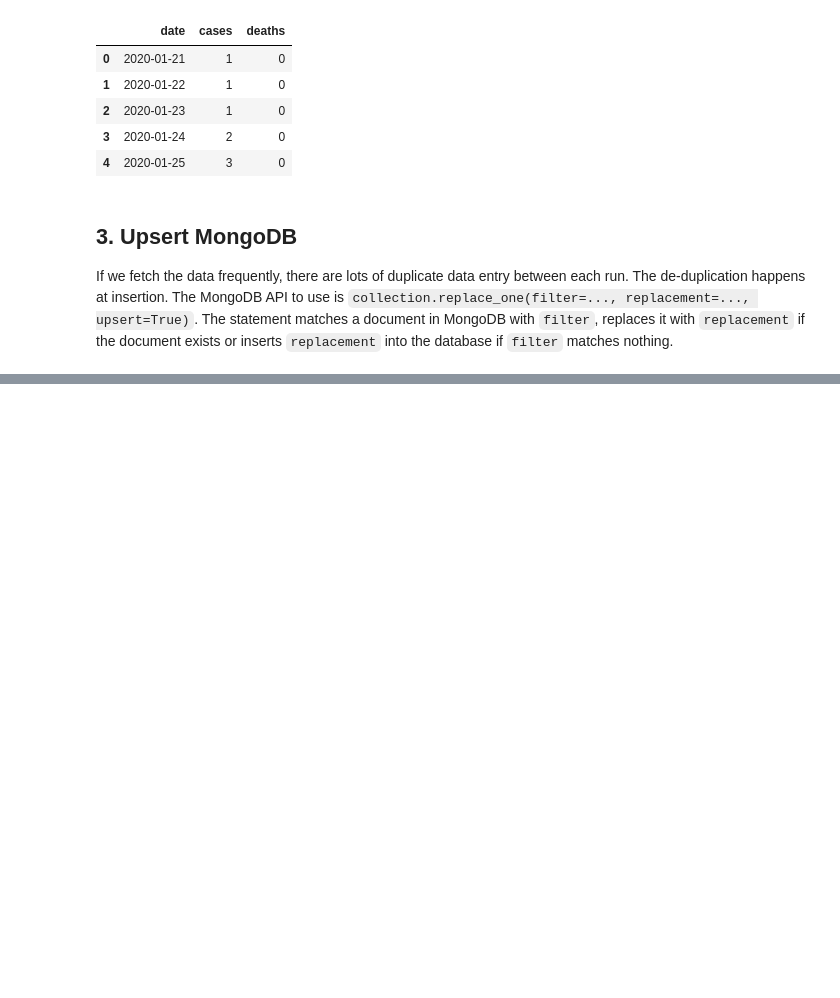
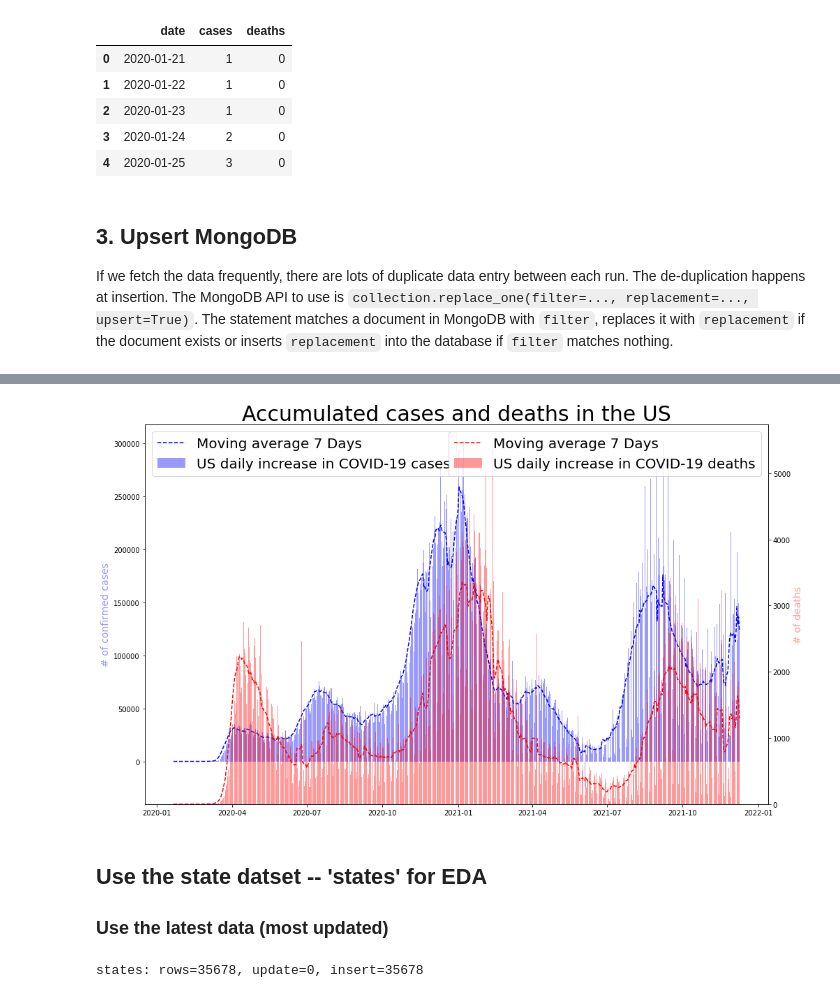
Before and after one commit to ysong1020/CovidTracker, a Jupyter notebook: ETL_EDA.ipynb, the cells around one changed output, grey strips where cells are left out. Drawn from its saved outputs; the diff is of its cells as text; code cells hidden in the pictures; blank space fills up the shorter version.

```diff
--- a/ETL_EDA.ipynb
+++ b/ETL_EDA.ipynb
@@ -131,2 +240,34 @@ Use the smallest datset -- 'us' for EDA.
+# %%
+# create figure and axis objects with subplots()
+fig,ax = plt.subplots(figsize=(16, 10))
+
+ax.bar(df.date.values, us_daily_case, color='blue', alpha=0.4)
+ax.plot(df.date.values, us_wavg_case, color='blue', linestyle='dashed')
+
+ax.set_ylabel('# of confirmed cases', color='blue', alpha=0.4, size=14)
+ax.legend(['Moving average 7 Days', 'US daily increase in COVID-19 cases'], prop={'size': 20}, loc=2)
+
+# twin object for two different y-axis on the sample plot
+ax2=ax.twinx()
+
+# make a plot with different y-axis using second axis object
+ax2.bar(df.date.values, us_daily_deatlh, color = 'red', label='Deaths over time', alpha=0.4)
+ax2.plot(df.date.values, us_wavg_death, color='red', linestyle='dashed')
+
+ax2.set_ylabel("# of deaths", color = 'red', alpha=0.4, fontsize=14)
+ax2.legend(['Moving average 7 Days', 'US daily increase in COVID-19 deaths'], prop={'size': 20}, loc=1)
+
+
+plt.title('Accumulated cases and deaths in the US', size=30)
+plt.show()
+# %% [output]
+[figure, added]
+# %% [markdown]
+## Use the state datset -- 'states' for EDA
+### Use the latest data (most updated)
+# %%
+data_fetch('states')
+# %% [output]
+states: rows=35678, update=0, insert=35678
 # %%
 client = pymongo.MongoClient()
```
Also changed, not shown: parts of 31 cells of this notebook.
